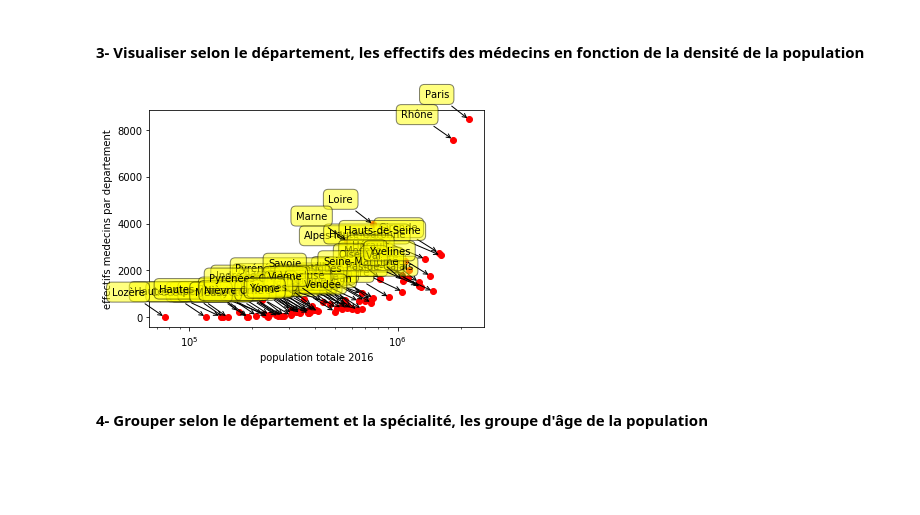
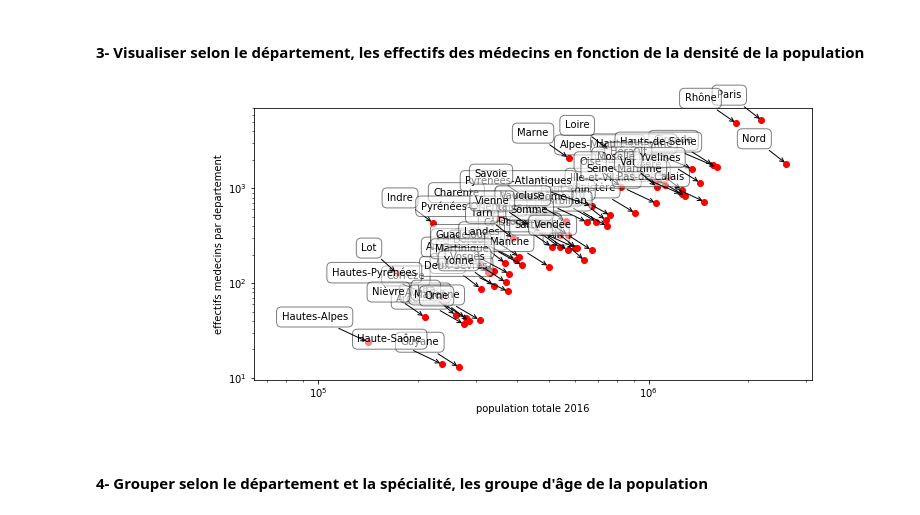
Before and after one commit to MSBigData2019/Sarra_Kazdaghli, a Jupyter notebook: INFMDI721_KitBigData/Lesson5/exo_dom_lesson_05.ipynb, the cells around one changed output. Saved outputs shown, nothing was run; the diff lists cells and outputs as text; code cells hidden in the pictures; blank space fills up the shorter version.

```diff
--- a/INFMDI721_KitBigData/Lesson5/exo_dom_lesson_05.ipynb
+++ b/INFMDI721_KitBigData/Lesson5/exo_dom_lesson_05.ipynb
@@ -44,22 +67,29 @@ df_depassement_specialite.head()
 # %%
-fig = plt.figure(figsize = (10,10))
-X = df_depassement_specialite['EFFECTIFS']
-Y = df_depassement_specialite['DEPASSEMENTS (Euros)']
+fig = plt.figure(figsize = (10,15))
+ax = plt.subplot() # Créer la figure et les set of subplots.
+
 indexes = df_depassement_specialite.index
 labels = [re.findall(r'\d+', x) for x in indexes]
-plt.plot(X,Y, 'ro')
+ax.plot(X,Y, 'ro')
 plt.xlabel('EFFECTIFS')
 plt.ylabel('DEPASSEMENTS (Euros)')
+
+#Ypred = intercept + pente * X
+#ax.plot(X.values, Ypred.values, label="OLS-sm-w-intercept")
+
 plt.xscale('log')
 plt.yscale('log')
-plt.title('Depassement d\'honoraires selon la spécialités et la densité des médecins ')
+plt.ylim(10**5, 10**9)
+
+plt.title('Dépassement d\'honoraires selon la spécialités et la densité des médecins ')
 for label, x, y in zip(indexes, X, Y):
     plt.annotate(
         label,
         xy=(x, y), xytext=(-20, 20),
-        textcoords='offset points', ha='right', va='bottom',
-        bbox=dict(boxstyle='round,pad=0.5', fc='yellow', alpha=0.5),
-        arrowprops=dict(arrowstyle = '->', connectionstyle='arc3,rad=0'))
+        textcoords='offset points', ha='center', va='center',
+        bbox=dict(boxstyle='round,pad=0.5', fc='white', alpha=0.5),
+        arrowprops=dict(arrowstyle = '->', connectionstyle='arc3,rad=0')
+    )
 
 plt.show()
 # %% [output]
@@ -83,7 +112,7 @@ df_depassement_departement.head()
 # %% [markdown]
 ##### 5- Visualiser les dépassements d'honoraires en fonction de l'effectif des médecins par région:
 # %%
-fig = plt.figure(figsize = (10,10))
+fig = plt.figure(figsize = (10,5))
 X = df_depassement_departement['EFFECTIFS']
 Y = df_depassement_departement['DEPASSEMENTS (Euros)']
 indexes = df_depassement_departement.index
@@ -93,14 +122,16 @@ plt.xlabel('EFFECTIFS')
 plt.ylabel('DEPASSEMENTS (Euros)')
 plt.xscale('log')
 plt.yscale('log')
+plt.ylim(10**3, 10**9)
 plt.title('Depassement d\'honoraires selon le département et la densité des medecins')
 for label, x, y in zip(labels, X, Y):
     plt.annotate(
         label,
         xy=(x, y), xytext=(-20, 20),
         textcoords='offset points', ha='right', va='bottom',
-        bbox=dict(boxstyle='round,pad=0.5', fc='yellow', alpha=0.5),
-        arrowprops=dict(arrowstyle = '->', connectionstyle='arc3,rad=0'))
+        bbox=dict(boxstyle='round,pad=0.5', fc='white', alpha=0.5),
+        arrowprops=dict(arrowstyle = '->', connectionstyle='arc3,rad=0')
+    )
 
 plt.show()
 # %% [output]
@@ -143,12 +174,10 @@ df_specialistes.head()
 ##### 2- Merger les données des spécialités + la population
 # %%
 
-result = pd.merge(df, df_population, on='DEPARTEMENT')
+result = pd.merge(df_specialistes, df_population, on='DEPARTEMENT')
 #Nettoyer les données
-result = result[result.Spécialistes != 'TOTAL SPECIALISTES']
-result = result[result.Spécialistes != 'TOTAL MEDECINS']
-result = result[result.DEPARTEMENT != 'France']
-result = result[result.DEPARTEMENT != 'Nord']
+
+
 result.head()
 # %% [output]
 |  | Spécialistes | DEPARTEMENT | EFFECTIFS | HONORAIRES SANS DEPASSEMENT (Euros) | DEPASSEMENTS (Euros) | ... |
@@ -173,21 +202,23 @@ df_population_totale_medecins.head()
 # %% [markdown]
 #### 3- Visualiser selon le département,  les effectifs des médecins en fonction de  la densité de la population
 # %%
+fig = plt.figure(figsize = (10,5))
 plt.plot(df_population_totale_medecins['Population totale au 1er janvier'], df_population_totale_medecins['EFFECTIFS'], 'ro')
 plt.xlabel('population totale 2016')
 plt.ylabel('effectifs medecins par departement')
+plt.yscale('log')
 indexes = df_population_totale_medecins.index
 for label, x, y in zip(indexes, df_population_totale_medecins['Population totale au 1er janvier'], df_population_totale_medecins['EFFECTIFS']):
     plt.annotate(
         label,
         xy=(x, y), xytext=(-20, 20),
         textcoords='offset points', ha='right', va='bottom',
-        bbox=dict(boxstyle='round,pad=0.5', fc='yellow', alpha=0.5),
+        bbox=dict(boxstyle='round,pad=0.5', fc='white', alpha=0.5),
         arrowprops=dict(arrowstyle = '->', connectionstyle='arc3,rad=0'))
 plt.xscale('log')
 plt.show()
 # %% [output]
-[figure, old version]
+[figure, new version]
 # %% [markdown]
 #### 4- Grouper selon le département et la spécialité, les groupe d'âge de la population
 # %%
```
Also changed, not shown: parts of 13 cells of this notebook.
